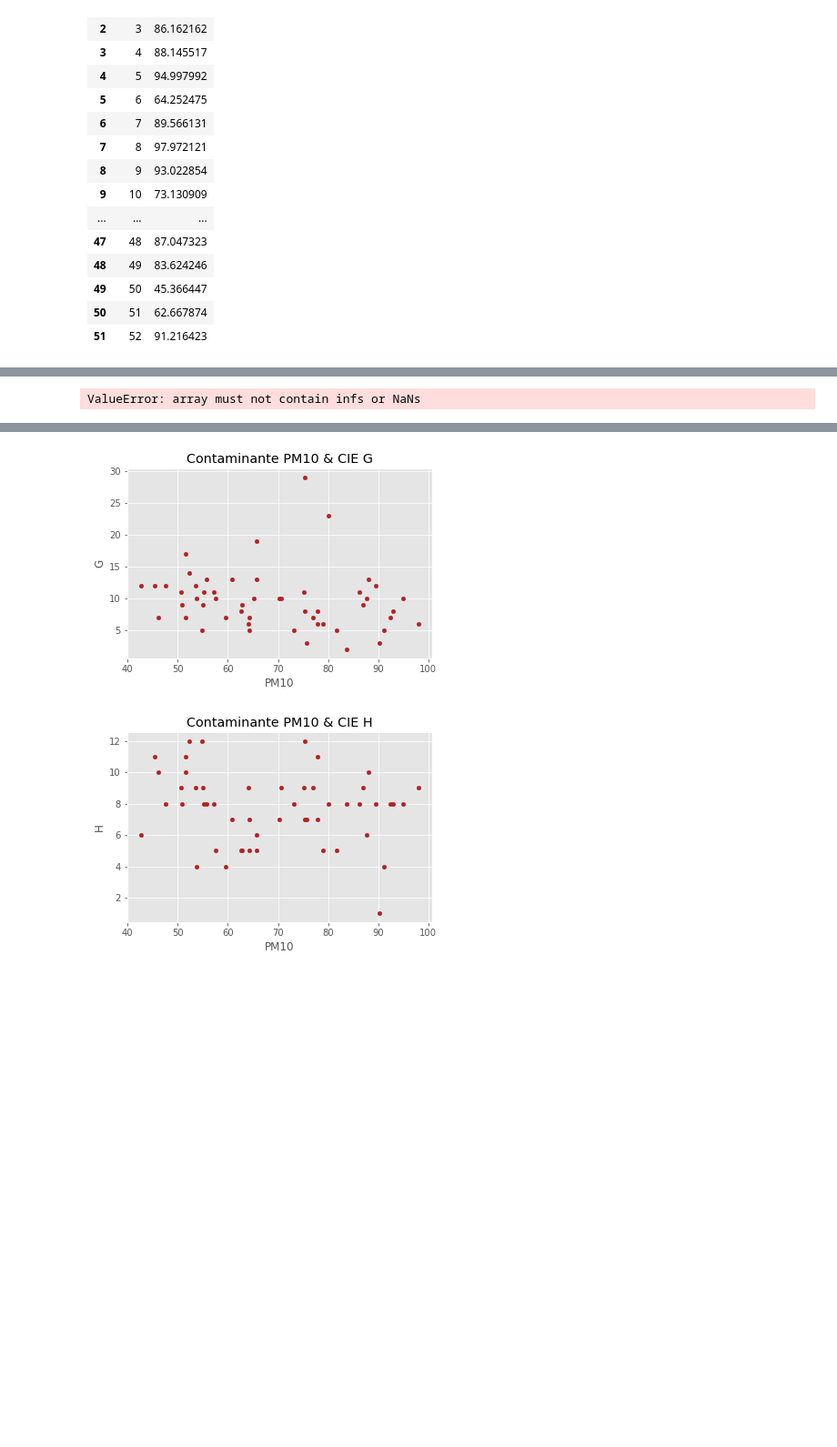
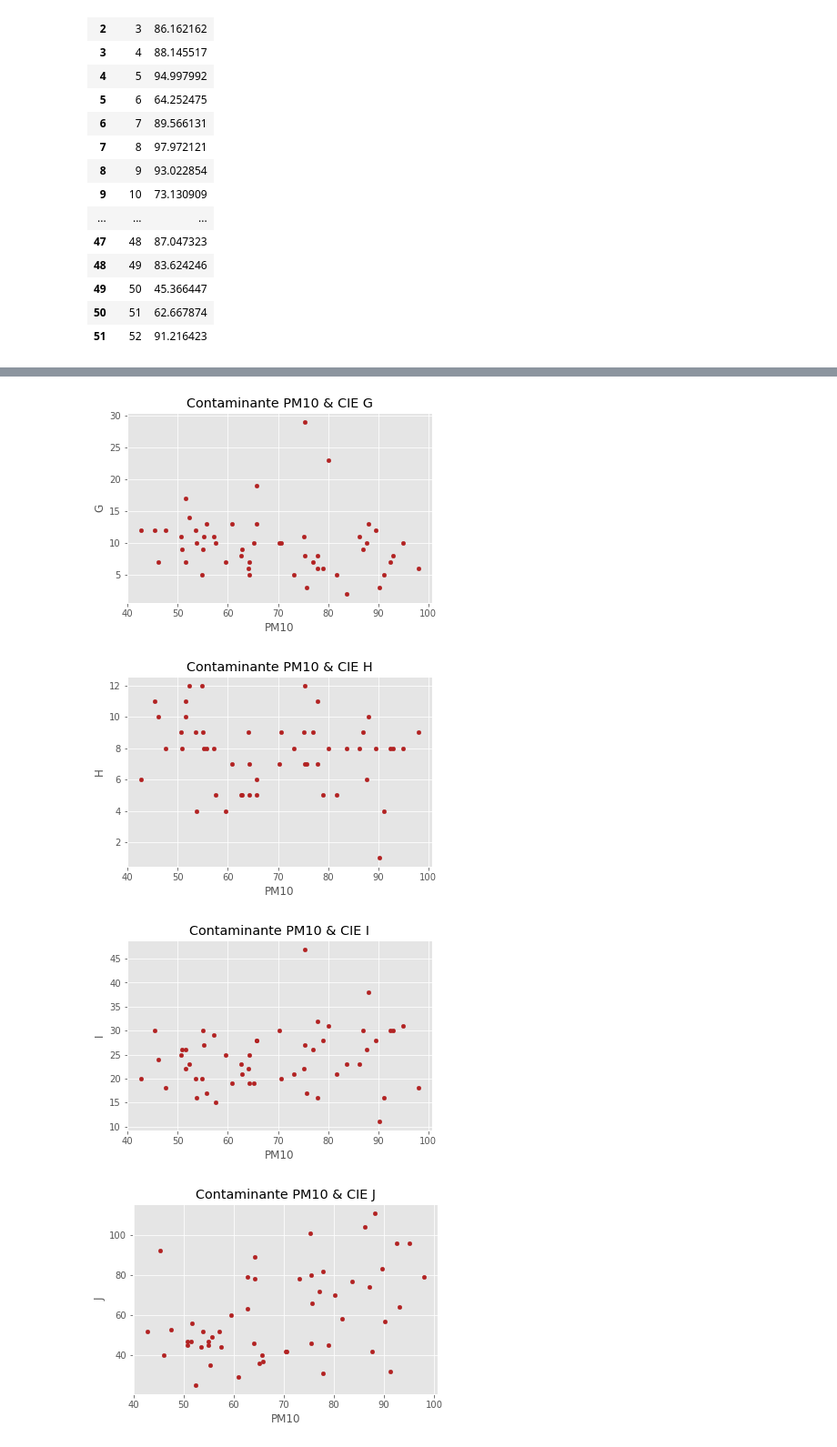
Before and after one commit to selenebpradop/relaciones-contaminantes-salud, a Jupyter notebook: Jupyter/regresion_lineal_PM10_egresos.ipynb, the cells around one changed output, grey strips where cells are left out. Shown at 91% size. Saved outputs shown, nothing was run; the diff lists cells and outputs as text; code cells hidden in the pictures; blank space fills up the shorter version.

```diff
--- a/Jupyter/regresion_lineal_PM10_egresos.ipynb
+++ b/Jupyter/regresion_lineal_PM10_egresos.ipynb
@@ -336,35 +336,28 @@ for name in diagnosticosaño.index:
 
         # Correlación lineal entre las dos variables
         # ==============================================================================
-        corr_test = pearsonr(x = datos[col_names[0]], y =  datos[col_names[1]])
+        corr_test = pearsonr(x = datos[col_names[0]].fillna(0), y =  datos[col_names[1]].fillna(0))
         print("Coeficiente de correlación de Pearson: ", corr_test[0])
         print("P-value: ", corr_test[1])
 
         # División de los datos en train y test
         # ==============================================================================
-        xx = datos[[col_names[0]]]
-        yy = datos[col_names[1]]
+        xx = datos[[col_names[0]]].fillna(0)
+        yy = datos[[col_names[1]]].fillna(0)
 
-        x, X_test, y, y_test = train_test_split(
-                                        xx.values.reshape(-1,1),
-                                        yy.values.reshape(-1,1),
-                                        train_size   = 1,
-                                        random_state = 1234,
-                                        shuffle      = True
-                                    )
+        x2 = xx.values.tolist()
+        y2 = yy.values.tolist()
 
-        print(x)
-        print(X_test)
         # Creación del modelo utilizando matrices como en scikitlearn
         # ==============================================================================
         # A la matriz de predictores se le tiene que añadir una columna de 1s para el intercept del modelo
-        x = np.array(x).astype(float)
-        y = np.array(y).astype(float)
-        ones = np.ones(len(x[0]))
-        X = sm.add_constant(np.column_stack((x[0], ones)))
-        for ele in x[1:]:
-            X = sm.add_constant(np.column_stack((ele, X)))
-        modelo = sm.OLS(y, X)
+        x = np.array(x2).astype(float)
+        y = np.array(y2).astype(float)
+        #ones = np.ones(len(x[0]))
+        #X = sm.add_constant(np.column_stack((x[0], ones)))
+        #for ele in x[1:]:
+        #    X = sm.add_constant(np.column_stack((ele, X)))
+        modelo = sm.OLS(y, x)
         modelo = modelo.fit()
         print(modelo.summary())
 
@@ -401,9 +394,10 @@ Notes:
-ValueError: array must not contain infs or NaNs
 [figure]
 [figure]
 [figure]
 [figure]
 [figure]
 [figure]
 [figure]
 [figure]
+[figure, added]
+[figure, added]
```
Also changed, not shown: parts of 3 cells of this notebook.
